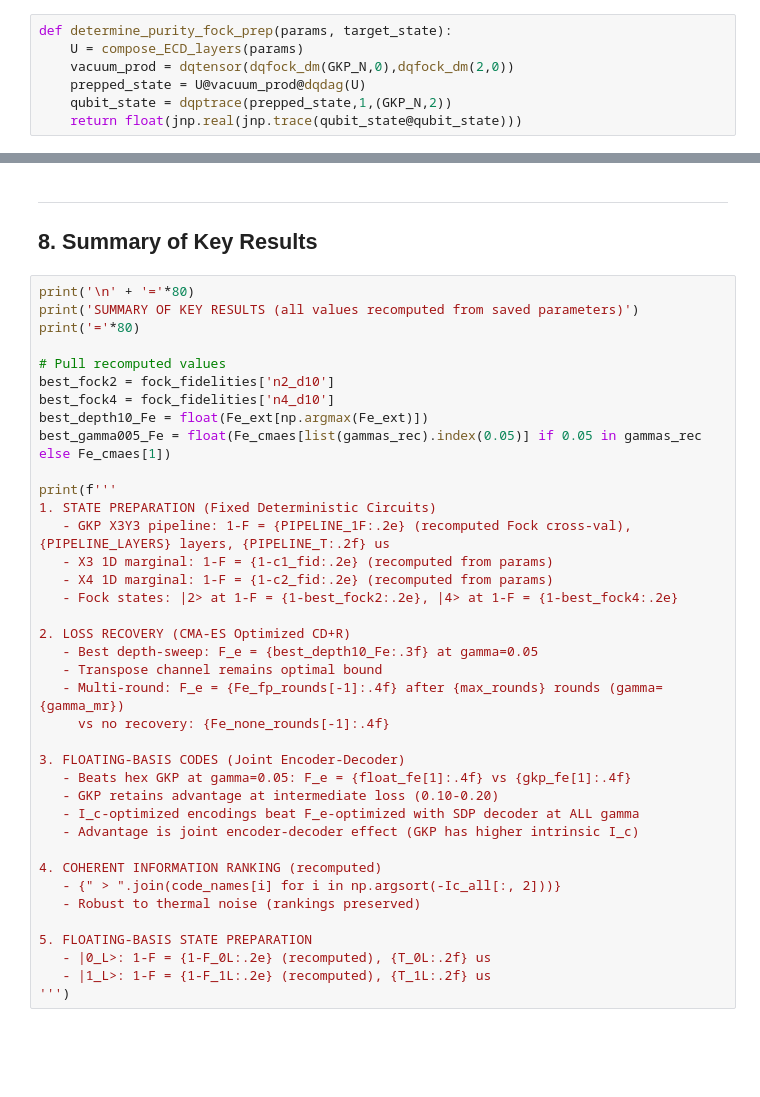
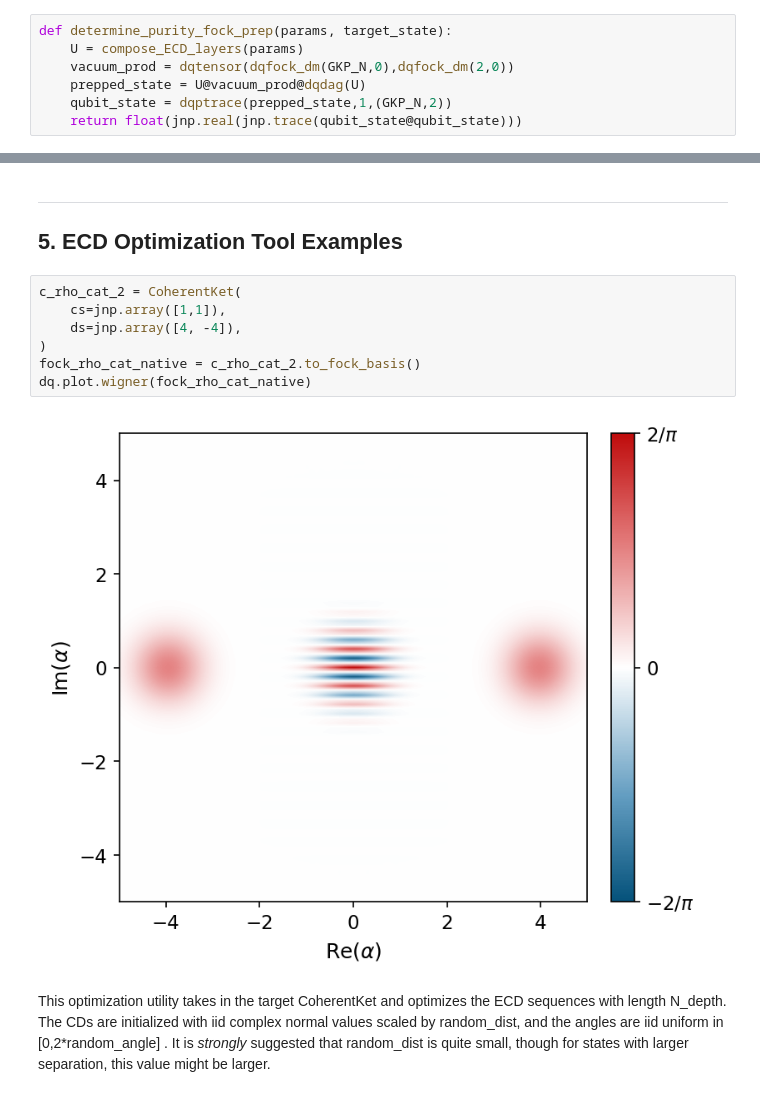
Before and after one commit to connorblake1/coherax, a Jupyter notebook: demo.ipynb, the cells around one changed output, grey strips where cells are left out. Drawn from its saved outputs; the diff is of its cells as text; blank space fills up the shorter version.

Commit message:
finishing demo.ipynb with optimization examples

```diff
--- a/demo.ipynb
+++ b/demo.ipynb
@@ -888,41 +517,14 @@ for name, p0, p1 in th_codes:
-# %% [markdown]
----
-## 8. Summary of Key Results
-# %%
-print('\n' + '='*80)
-print('SUMMARY OF KEY RESULTS (all values recomputed from saved parameters)')
-print('='*80)
-
-# Pull recomputed values
-best_fock2 = fock_fidelities['n2_d10']
-best_fock4 = fock_fidelities['n4_d10']
-best_depth10_Fe = float(Fe_ext[np.argmax(Fe_ext)])
-best_gamma005_Fe = float(Fe_cmaes[list(gammas_rec).index(0.05)] if 0.05 in gammas_rec else Fe_cmaes[1])
-
-print(f'''
-1. STATE PREPARATION (Fixed Deterministic Circuits)
-   - GKP X3Y3 pipeline: 1-F = {PIPELINE_1F:.2e} (recomputed Fock cross-val), {PIPELINE_LAYERS} layers, {PIPELINE_T:.2f} us
-   - X3 1D marginal: 1-F = {1-c1_fid:.2e} (recomputed from params)
-   - X4 1D marginal: 1-F = {1-c2_fid:.2e} (recomputed from params)
-   - Fock states: |2> at 1-F = {1-best_fock2:.2e}, |4> at 1-F = {1-best_fock4:.2e}
-
-2. LOSS RECOVERY (CMA-ES Optimized CD+R)
-   - Best depth-sweep: F_e = {best_depth10_Fe:.3f} at gamma=0.05
-   - Transpose channel remains optimal bound
-   - Multi-round: F_e = {Fe_fp_rounds[-1]:.4f} after {max_rounds} rounds (gamma={gamma_mr})
-     vs no recovery: {Fe_none_rounds[-1]:.4f}
-
-3. FLOATING-BASIS CODES (Joint Encoder-Decoder)
-   - Beats hex GKP at gamma=0.05: F_e = {float_fe[1]:.4f} vs {gkp_fe[1]:.4f}
-   - GKP retains advantage at intermediate loss (0.10-0.20)
-   - I_c-optimized encodings beat F_e-optimized with SDP decoder at ALL gamma
-   - Advantage is joint encoder-decoder effect (GKP has higher intrinsic I_c)
-
-4. COHERENT INFORMATION RANKING (recomputed)
-   - {" > ".join(code_names[i] for i in np.argsort(-Ic_all[:, 2]))}
-   - Robust to thermal noise (rankings preserved)
-
-5. FLOATING-BASIS STATE PREPARATION
-   - |0_L>: 1-F = {1-F_0L:.2e} (recomputed), {T_0L:.2f} us
-   - |1_L>: 1-F = {1-F_1L:.2e} (recomputed), {T_1L:.2f} us
-''')
+# %% [markdown]
+---
+## 5. ECD Optimization Tool Examples
+# %%
+c_rho_cat_2 = CoherentKet(
+    cs=jnp.array([1,1]),
+    ds=jnp.array([4, -4]),
+)
+fock_rho_cat_native = c_rho_cat_2.to_fock_basis()
+dq.plot.wigner(fock_rho_cat_native)
+# %% [output]
+[figure, added]
+# %% [markdown]
+This optimization utility takes in the target CoherentKet and optimizes the ECD sequences with length N_depth. The CDs are initialized with iid complex normal values scaled by random_dist, and the angles are iid uniform in [0,2*random_angle] . It is *strongly* suggested that random_dist is quite small, though for states with larger separation, this value might be larger.
```
Also changed, not shown: parts of 30 cells of this notebook, 4 other files.
